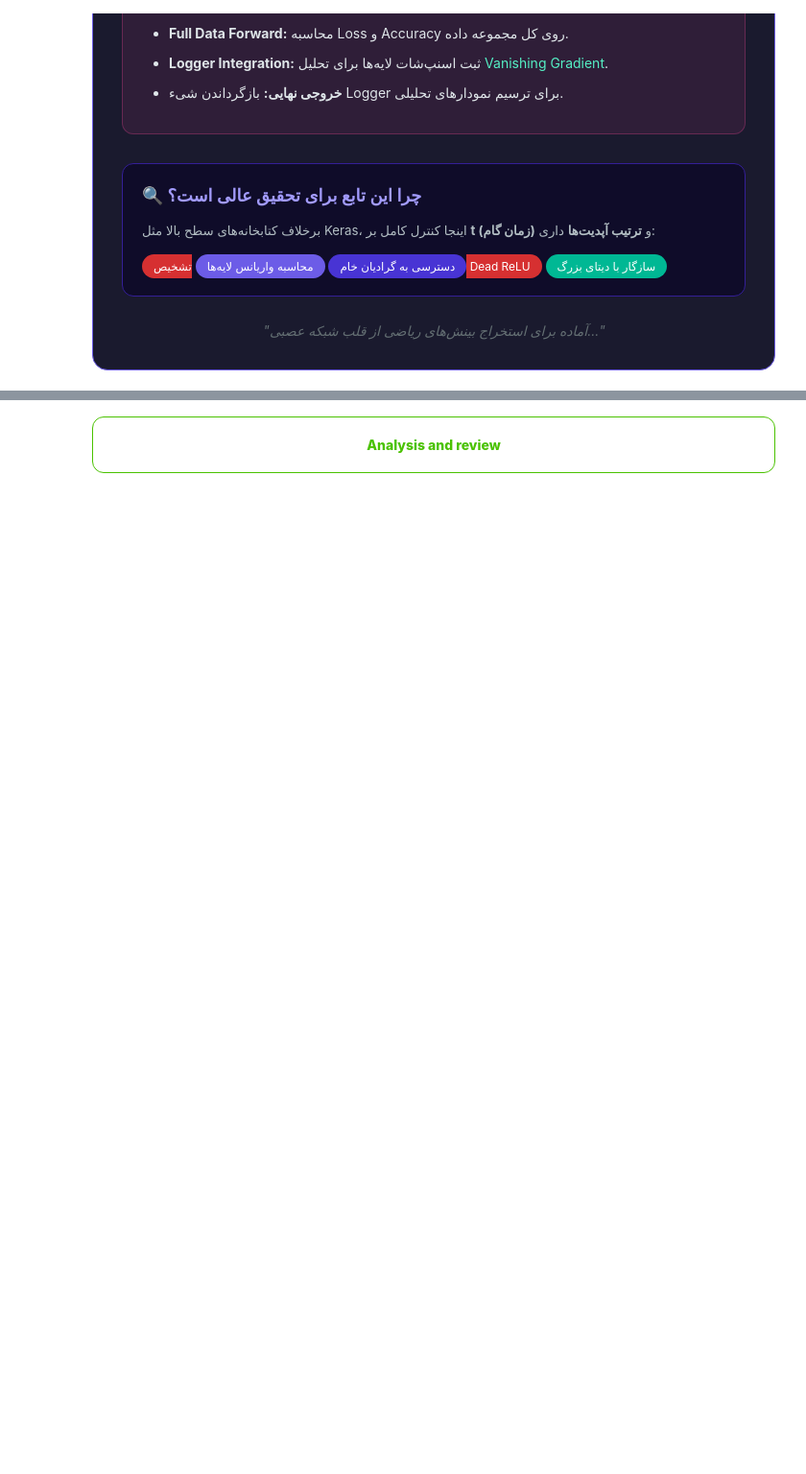
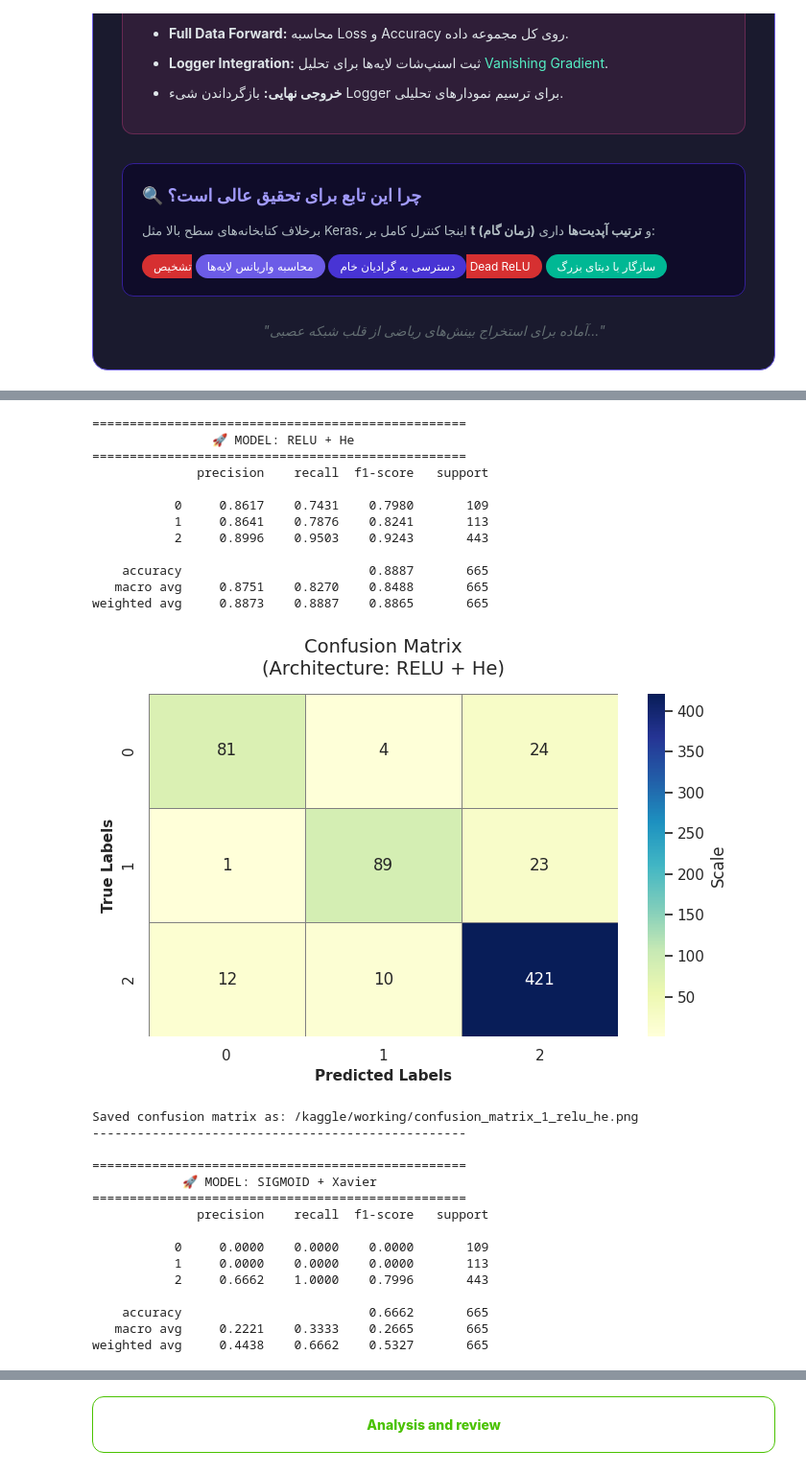
Before and after one commit to gammaeleccorp-cmd/DL-rookies, a Jupyter notebook: chanbary/abolfazlchanbary.ipynb, the cells around one changed output, grey strips where cells are left out. Shown at 96% size. Saved outputs shown, nothing was run; the diff lists cells and outputs as text; code cells hidden in the pictures; blank space fills up the shorter version.

```diff
--- a/chanbary/abolfazlchanbary.ipynb
+++ b/chanbary/abolfazlchanbary.ipynb
@@ -1260,14 +1422,3 @@ experiments = [
     {"activation": "relu", "init": "he"},
     {"activation": "sigmoid", "init": "xavier"}
 ]
-
-results = []
-
-for exp in experiments:
-    print(f"\n=== Training MLP with {exp['activation']} + {exp['init']} ===")
-
-    num_hidden = len(model.layers) - 1
-    activations_list = [exp['activation']] * num_hidden
-    model = MLP(input_shape=input_shape, num_classes=num_classes, activations=activations_list)
-    model.initialize_weights(method=exp['init'])
-    mlp_summary(model)
@@ -1305,0 +1427,8 @@ Total params: 8913955
+# %%
+class_counts = np.array([4428, 1131, 1094])
+total = np.sum(class_counts)
+num_classes = len(class_counts)
+
+class_weights = total / (num_classes * class_counts)
+
+model.class_weights = class_weights
@@ -1305,0 +1489,60 @@ Total params: 8913955
+# %%
+from sklearn.metrics import classification_report, confusion_matrix
+sns.set_theme(style="whitegrid", palette="muted")
+
+for idx, res in enumerate(results):
+    model = res["model"]
+    name = f"{res['activation'].upper()} + {res['init'].capitalize()}"
+
+
+    y_pred_prob = model.forward(X_val)
+    y_pred = np.argmax(y_pred_prob, axis=1)
+
+    print(f"\n" + "="*50)
+    print(f"🚀 MODEL: {name}".center(50))
+    print("="*50)
+    report = classification_report(y_true, y_pred, digits=4)
+    print(report)
+
+    cm = confusion_matrix(y_true, y_pred)
+    plt.figure(figsize=(7, 5))
+    sns.heatmap(cm, annot=True, fmt="d", cmap="YlGnBu",
+                linewidths=.5, linecolor='gray',
+                cbar_kws={'label': 'Scale'})
+    plt.title(f"Confusion Matrix\n(Architecture: {name})", fontsize=14, pad=15)
+    plt.xlabel("Predicted Labels", fontsize=11, fontweight='bold')
+    plt.ylabel("True Labels", fontsize=11, fontweight='bold')
+    plt.tight_layout()
+    plt.show()
+
+    print(f"Saved confusion matrix as: {filename}")
+    print("-" * 50)
+# %% [output]
+==================================================
+                🚀 MODEL: RELU + He
+==================================================
+              precision    recall  f1-score   support
+
+           0     0.8617    0.7431    0.7980       109
+           1     0.8641    0.7876    0.8241       113
+           2     0.8996    0.9503    0.9243       443
+
+    accuracy                         0.8887       665
+   macro avg     0.8751    0.8270    0.8488       665
+weighted avg     0.8873    0.8887    0.8865       665
+[figure, added]
+Saved confusion matrix as: /kaggle/working/confusion_matrix_1_relu_he.png
+--------------------------------------------------
+
+==================================================
+            🚀 MODEL: SIGMOID + Xavier
+==================================================
+              precision    recall  f1-score   support
+
+           0     0.0000    0.0000    0.0000       109
+           1     0.0000    0.0000    0.0000       113
+           2     0.6662    1.0000    0.7996       443
+
+    accuracy                         0.6662       665
+   macro avg     0.2221    0.3333    0.2665       665
+weighted avg     0.4438    0.6662    0.5327       665
```
Also changed, not shown: parts of 27 cells of this notebook.
